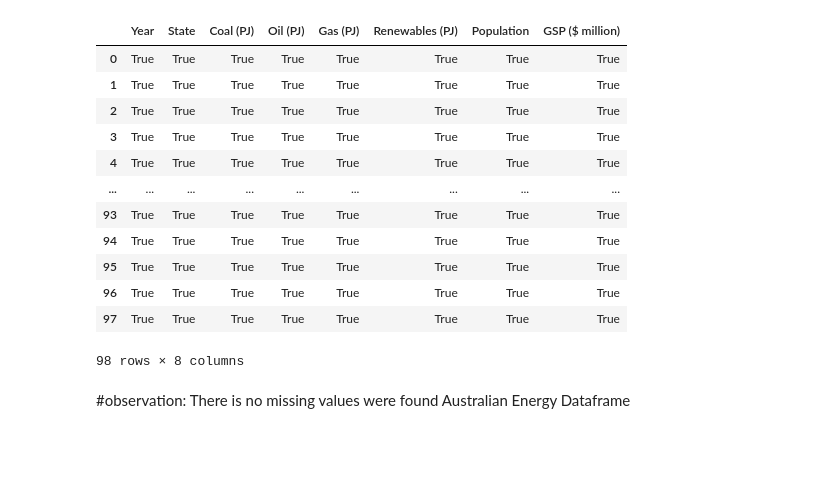
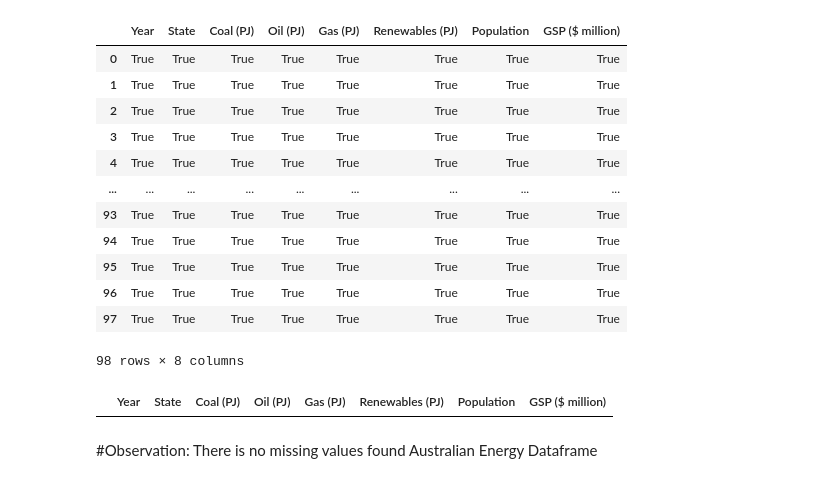
Before and after one commit to DurantZhou/ISYS5002-2024-S1-A2, a Jupyter notebook: Business_Report_Group_2_.ipynb, the cells around one changed output. Cells and saved outputs as stored; diff of their text form; code cells hidden in the pictures; blank space fills up the shorter version.

```diff
--- a/Business_Report_Group_2_.ipynb
+++ b/Business_Report_Group_2_.ipynb
@@ -232,6 +257,13 @@ AUS_energy_df.notnull()
 | 96 | True | True | True | True | True | True | True | True |
 | 97 | True | True | True | True | True | True | True | True |
 98 rows × 8 columns
+# %%
+# Check for missing values in each row
+null_records = AUS_energy_df.isnull().any(axis = 1)
+
+AUS_energy_df[null_records]
+# %% [output]
+|  | Year | State | Coal (PJ) | Oil (PJ) | Gas (PJ) | Renewables (PJ) | Population | GSP ($ million) |
 # %% [markdown]
-#observation:
-There is no missing values were found Australian Energy Dataframe
+#Observation:
+There is no missing values found Australian Energy Dataframe
```
Also changed, not shown: parts of 24 cells of this notebook.
